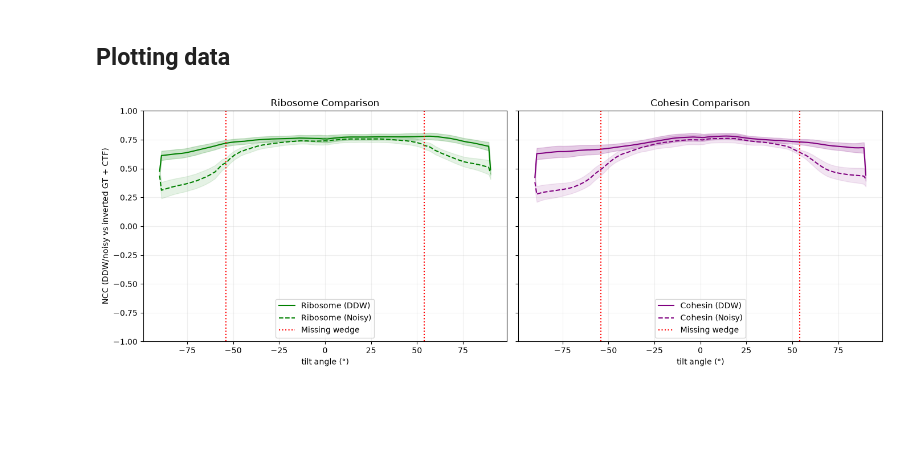
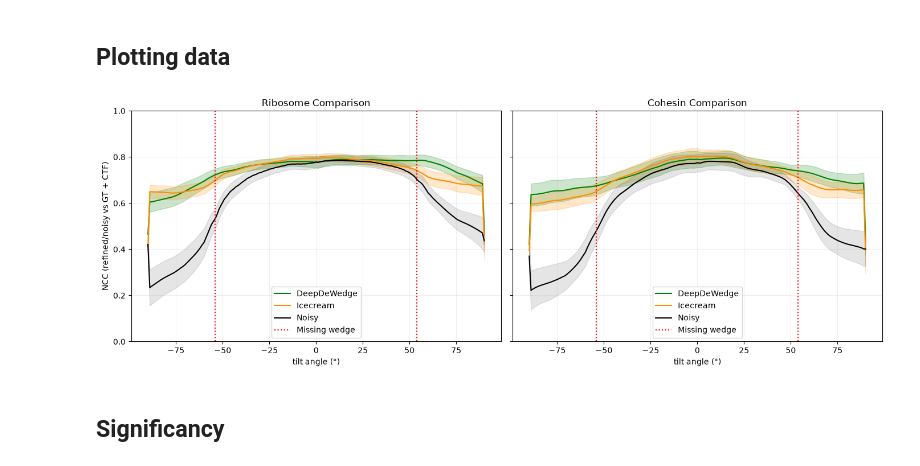
Before and after one commit to McHaillet/ARP, a Jupyter notebook: Phantom_tomogram_analysis.ipynb, the cells around one changed output. Saved outputs shown, nothing was run; the diff lists cells and outputs as text; code cells hidden in the pictures; blank space fills up the shorter version.

Commit message:
Start significancy NCC values, FRC comparison slices

```diff
--- a/Phantom_tomogram_analysis.ipynb
+++ b/Phantom_tomogram_analysis.ipynb
@@ -582,12 +726,9 @@ def compare_proteins_with_NCC(protein_list, ground_truth_list):
 angles = np.arange(-90, 91, 1)
 R = torch.stack([rotation_matrix_y(a) for a in angles])
 
-
-ncc_rib_ddw = compare_proteins_with_NCC(rib_list, rib_list_no_noise, "ribosome")
-ncc_rib_noisy = compare_proteins_with_NCC(
-    rib_list_noise, rib_list_no_noise, "ribosome"
-)
-ncc_coh_ddw = compare_proteins_with_NCC(coh_list, coh_list_no_noise, "cohesin")
-ncc_coh_noisy = compare_proteins_with_NCC(
-    coh_list_noise, coh_list_no_noise, "cohesin"
-)
+ncc_rib_ddw   = compare_proteins_with_NCC(rib_list,       rib_list_no_noise, r_rib, R, ctf_values)
+ncc_rib_ic    = compare_proteins_with_NCC(ic_rib_list,    rib_list_no_noise, r_rib, R, ctf_values)
+ncc_rib_noisy = compare_proteins_with_NCC(rib_list_noise, rib_list_no_noise, r_rib, R, ctf_values)
+ncc_coh_ddw   = compare_proteins_with_NCC(coh_list,       coh_list_no_noise, r_coh, R, ctf_values)
+ncc_coh_ic    = compare_proteins_with_NCC(ic_coh_list,    coh_list_no_noise, r_coh, R, ctf_values)
+ncc_coh_noisy = compare_proteins_with_NCC(coh_list_noise, coh_list_no_noise, r_coh, R, ctf_values)
@@ -600,20 +822,24 @@ x = angles  # List or array of angles
 # Ribosome
 y_rib_ddw = ncc_rib_ddw.mean(0).detach().cpu().numpy()
 y_err_rib_ddw = ncc_rib_ddw.std(0).detach().cpu().numpy()
+y_rib_ic = ncc_rib_ic.mean(0).detach().cpu().numpy()
+y_err_rib_ic = ncc_rib_ic.std(0).detach().cpu().numpy()
 y_rib_noisy = ncc_rib_noisy.mean(0).detach().cpu().numpy()
 y_err_rib_noisy = ncc_rib_noisy.std(0).detach().cpu().numpy()
 
 # Cohesin
 y_coh_ddw = ncc_coh_ddw.mean(0).detach().cpu().numpy()
 y_err_coh_ddw = ncc_coh_ddw.std(0).detach().cpu().numpy()
+y_coh_ic = ncc_coh_ic.mean(0).detach().cpu().numpy()
+y_err_coh_ic = ncc_coh_ic.std(0).detach().cpu().numpy()
 y_coh_noisy = ncc_coh_noisy.mean(0).detach().cpu().numpy()
 y_err_coh_noisy = ncc_coh_noisy.std(0).detach().cpu().numpy()
 
 # 2. Create a figure with 2 subplots sharing the same y-axis
 fig, (ax1, ax2) = plt.subplots(1, 2, figsize=(14, 5), sharey=True)
 
-# --- Subplot 1: Ribosome (DDW vs Noisy) ---
-ax1.plot(x, y_rib_ddw, color="g", label="Ribosome (DDW)")
+# --- Subplot 1: Ribosome (DDW, IceCream, and Noisy) ---
+ax1.plot(x, y_rib_ddw, color="g", label="DeepDeWedge")
 ax1.fill_between(
     x,
     y_rib_ddw - y_err_rib_ddw,
@@ -622,14 +848,25 @@ ax1.fill_between(
     alpha=0.2,
 )
 
+ax1.plot(x, y_rib_ic, color="darkorange", label="Icecream")
+ax1.fill_between(
+    x,
+    y_rib_ic - y_err_rib_ic,
+    y_rib_ic + y_err_rib_ic,
+    color="darkorange",
+    alpha=0.2,
+)
+
 ax1.plot(
-    x, y_rib_noisy, color="g", linestyle="--", label="Ribosome (Noisy)"
+    x, y_rib_noisy, color="black",
+    # linestyle="--",
+    label="Noisy"
 )
 ax1.fill_between(
     x,
     y_rib_noisy - y_err_rib_noisy,
     y_rib_noisy + y_err_rib_noisy,
-    color="g",
+    color="black",
     alpha=0.1,
 )
 
@@ -637,41 +874,54 @@ ax1.axvline(-54, color="r", linestyle=":", label="Missing wedge")
 ax1.axvline(54, color="r", linestyle=":")
 ax1.set_title("Ribosome Comparison")
 ax1.set_xlabel("tilt angle (°)")
-ax1.set_ylabel("NCC (DDW/noisy vs inverted GT + CTF)")
-ax1.set_ylim(-1, 1)
+ax1.set_ylabel("NCC (refined/noisy vs GT + CTF)")
+ax1.set_ylim(0, 1)
 ax1.grid(True, alpha=0.2)
 ax1.legend()
 
 
-# --- Subplot 2: Cohesin (DDW vs Noisy) ---
-ax2.plot(x, y_coh_ddw, color="purple", label="Cohesin (DDW)")
+# --- Subplot 2: Cohesin (DDW, Icecream, and Noisy) ---
+ax2.plot(x, y_coh_ddw, color="g", label="DeepDeWedge")
 ax2.fill_between(
     x,
     y_coh_ddw - y_err_coh_ddw,
     y_coh_ddw + y_err_coh_ddw,
-    color="purple",
+    color="g",
+    alpha=0.2,
+)
+
+ax2.plot(x, y_coh_ic, color="darkorange", label="Icecream")
+ax2.fill_between(
+    x,
+    y_coh_ic - y_err_coh_ic,
+    y_coh_ic + y_err_coh_ic,
+    color="darkorange",
     alpha=0.2,
 )
 
 ax2.plot(
-    x, y_coh_noisy, color="purple", linestyle="--", label="Cohesin (Noisy)"
+    x, y_coh_noisy, color="black",
+    # linestyle="--",
+    label="Noisy"
 )
 ax2.fill_between(
     x,
     y_coh_noisy - y_err_coh_noisy,
     y_coh_noisy + y_err_coh_noisy,
-    color="purple",
+    color="black",
     alpha=0.1,
 )
 
 ax2.axvline(-54, color="r", linestyle=":", label="Missing wedge")
 ax2.axvline(54, color="r", linestyle=":")
 ax2.set_title("Cohesin Comparison")
 ax2.set_xlabel("tilt angle (°)")
 ax2.grid(True, alpha=0.2)
 ax2.legend()
 
 plt.tight_layout()
 plt.show()
 # %% [output]
-[figure, old version]
+[figure, new version]
+# %% [markdown]
+## Significancy
```
Also changed, not shown: parts of 12 cells of this notebook, 3 other files.
